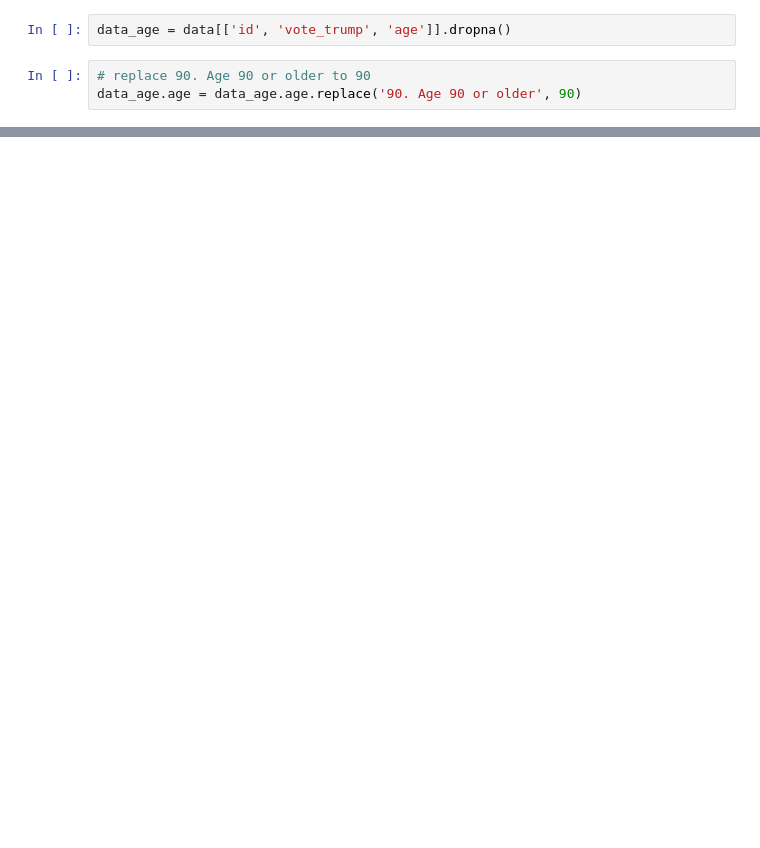
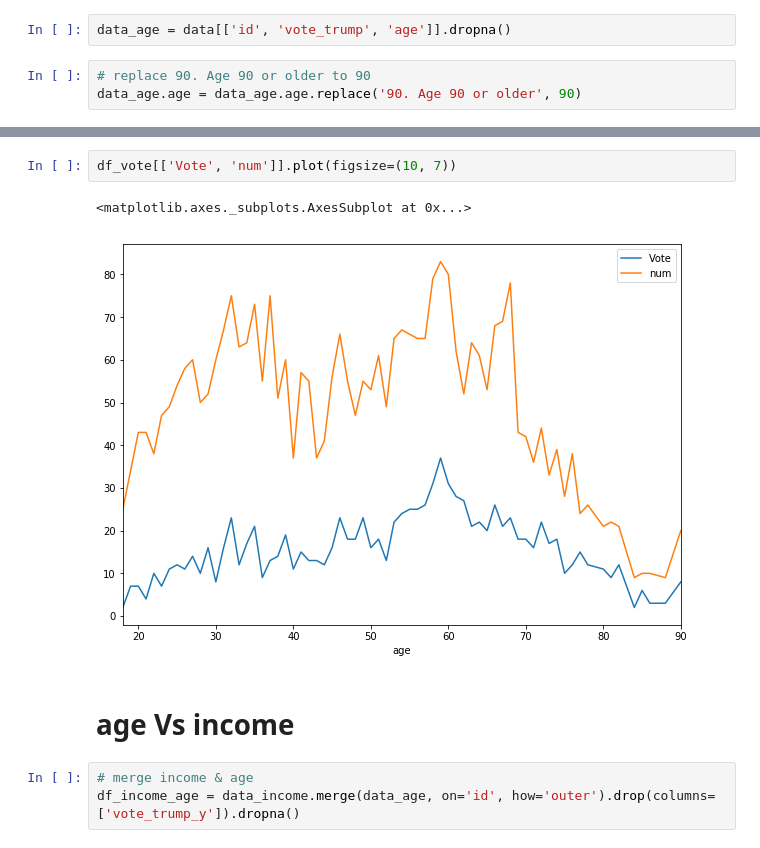
Before and after one commit to wangdianyh/trump-4703, a Jupyter notebook: Trump.ipynb, the cells around one changed output, grey strips where cells are left out. Cells and saved outputs as stored; diff of their text form; blank space fills up the shorter version.

```diff
--- a/Trump.ipynb
+++ b/Trump.ipynb
@@ -80,0 +76,10 @@ data_age.describe()
+# %%
+df_vote[['Vote', 'num']].plot(figsize=(10, 7))
+# %% [output]
+<matplotlib.axes._subplots.AxesSubplot at 0x...>
+[figure, added]
+# %% [markdown]
+# age Vs income
+# %%
+# merge income & age
+df_income_age = data_income.merge(data_age, on='id', how='outer').drop(columns=['vote_trump_y']).dropna()
```
Also changed, not shown: parts of 12 cells of this notebook.
